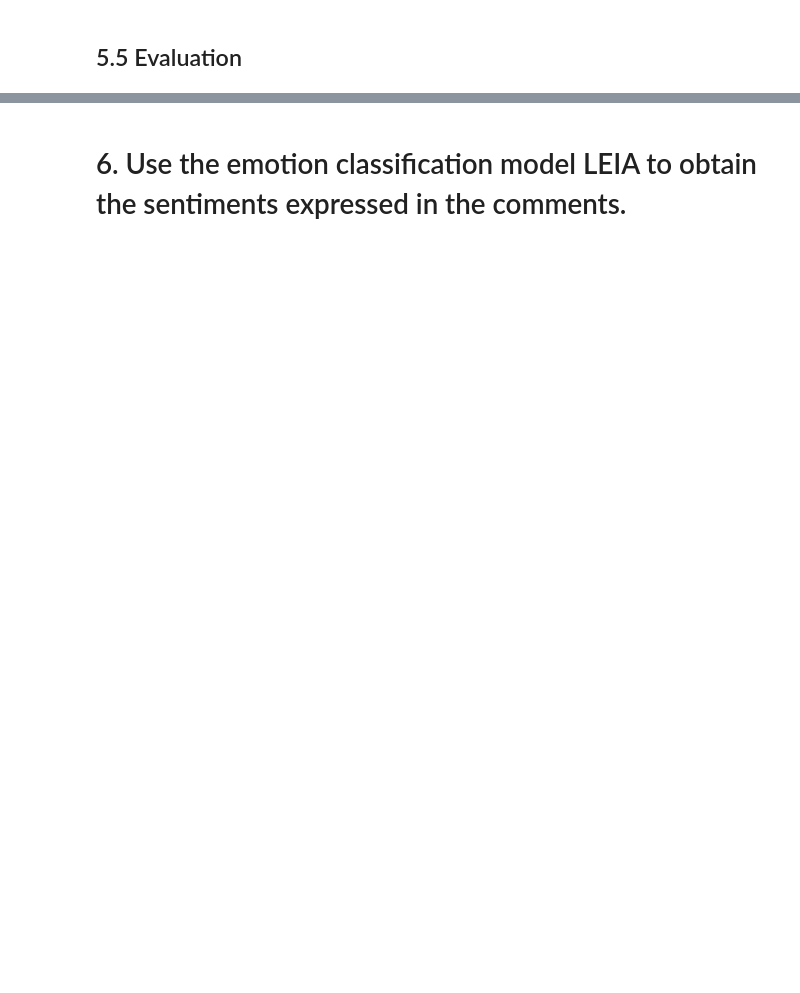
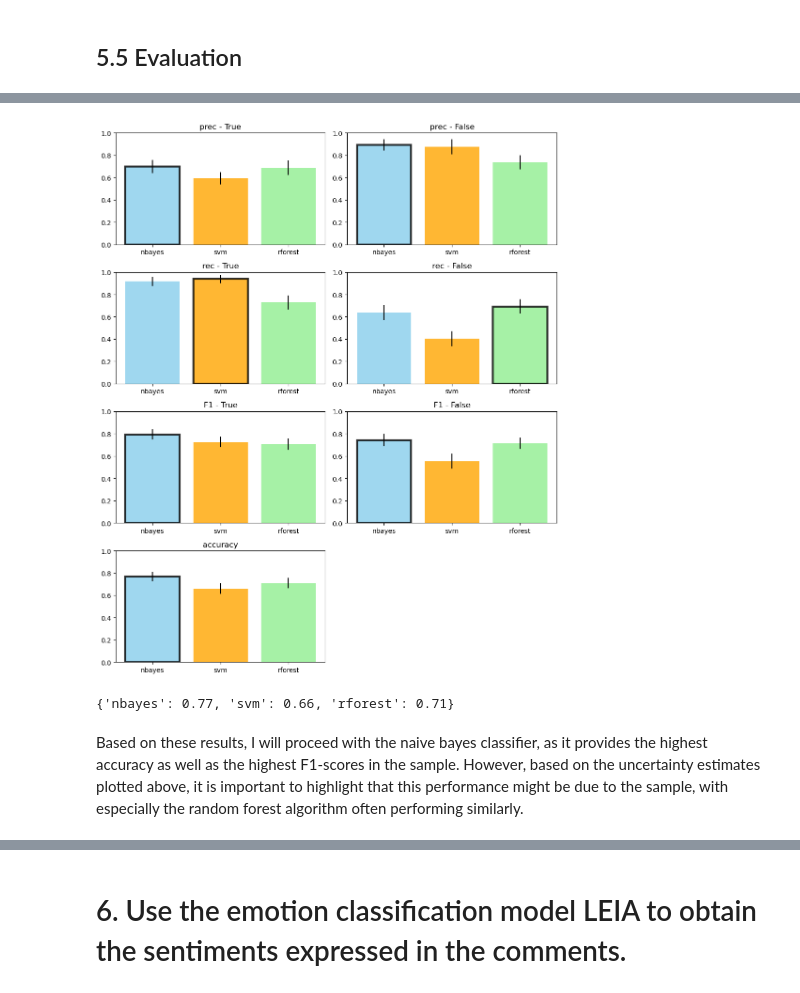
Before and after one commit to julia-king-edu/so-24_smda_project, a Jupyter notebook: data_processing.ipynb, the cells around one changed output, grey strips where cells are left out. Drawn from its saved outputs; the diff is of its cells as text; code cells hidden in the pictures; blank space fills up the shorter version.

Commit message:
added report files and compleed everything up to sentiment labels

```diff
--- a/data_processing.ipynb
+++ b/data_processing.ipynb
@@ -469,0 +637,3 @@ test_df.head(3)
+# %%
+eval_sl = multi_classifier_metrics(y_true = test_df["conspirative_manual"], y_preds = test_df[["conspirative_nbayes", "conspirative_svm", "conspirative_rforest"]], cut_label = True)
+eval_sl
@@ -469,0 +658,62 @@ test_df.head(3)
+# %%
+# create relevant variables
+colors = ["skyblue", "orange", "lightgreen"]
+metrics = list(eval_sl.keys())
+metrics.remove("acc") # remove accuracy because of its different structure, will be done manually later
+labels = list(eval_sl[metrics[0]].keys())
+
+# create subplots
+fig, axs = plt.subplots(len(metrics) + 1, len(labels), figsize=(10, 12)) # 1 row per metric (the +1 is for accuracy), one col per label
+fig.delaxes(axs[-1, -1])
+
+index = np.arange(len(eval_sl[metrics[0]][labels[0]])) # custom index is needed to allow for evaluations of twitter and youtube in 1 plot
+
+# visualize label-specific metrics
+for i, metric in enumerate(metrics):
+    for j, label in enumerate(labels):
+        classifiers = eval_sl[metric][label]
+
+        classifiers_names = list(classifiers.keys())
+        classifiers_values = [classifier_dict["estimate"] for classifier_dict in classifiers.values()]
+        classifiers_ses = [classifier_dict["se"] for classifier_dict in classifiers.values()]
+
+        ax = axs[i, j]
+        bars = ax.bar(index, classifiers_values, yerr = classifiers_ses, color = colors, alpha = 0.8)
+
+        ax.set_title(f"{metric} - {label}")
+        ax.set_xticks(index)
+        ax.set_xticklabels(classifiers_names)
+        ax.set_ylim(0, 1)
+
+        # Highlight the highest value
+        max_value = max(classifiers_values)
+        max_index = classifiers_values.index(max_value)
+        bars[max_index].set_edgecolor("black")
+        bars[max_index].set_linewidth(3)
+
+# visualize accuracy
+ax = axs[i + 1, 0]
+acc_values = [acc_dict["estimate"] for acc_dict in eval_sl["acc"].values()]
+acc_ses = [acc_dict["se"] for acc_dict in eval_sl["acc"].values()]
+bars_acc = ax.bar(index, acc_values, yerr = acc_ses, color = colors, alpha = 0.8)
+ax.set_title("accuracy")
+ax.set_xticks(index)
+ax.set_xticklabels(classifiers_names)
+ax.set_ylim(0, 1)
+
+# mark highest accuracy
+max_index_acc = acc_values.index(max(acc_values))
+bars_acc[max_index_acc].set_edgecolor("black")
+bars_acc[max_index_acc].set_linewidth(3)
+
+plt.tight_layout()
+plt.show()
+# %% [output]
+[figure, added]
+# %%
+# print accuracies
+{classifier : value["estimate"] for classifier, value in eval_sl["acc"].items()}
+# %% [output]
+{'nbayes': 0.77, 'svm': 0.66, 'rforest': 0.71}
+# %% [markdown]
+Based on these results, I will proceed with the naive bayes classifier, as it provides the highest accuracy as well as the highest F1-scores in the sample. However, based on the uncertainty estimates plotted above, it is important to highlight that this performance might be due to the sample, with especially the random forest algorithm often performing similarly.
```
Also changed, not shown: parts of 19 cells of this notebook, 11 other files.
